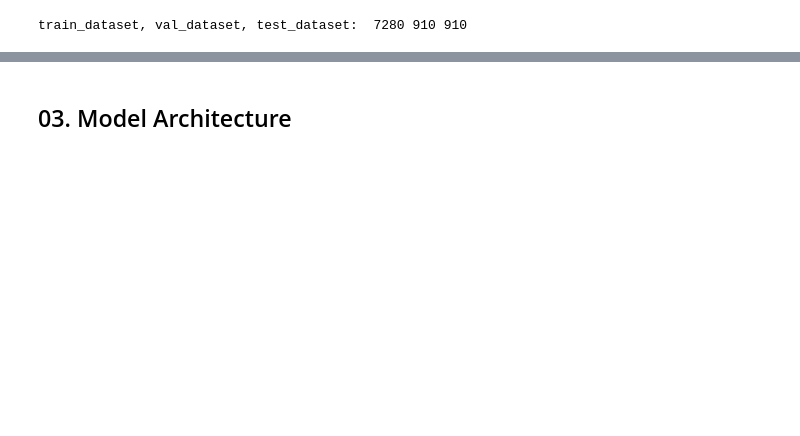
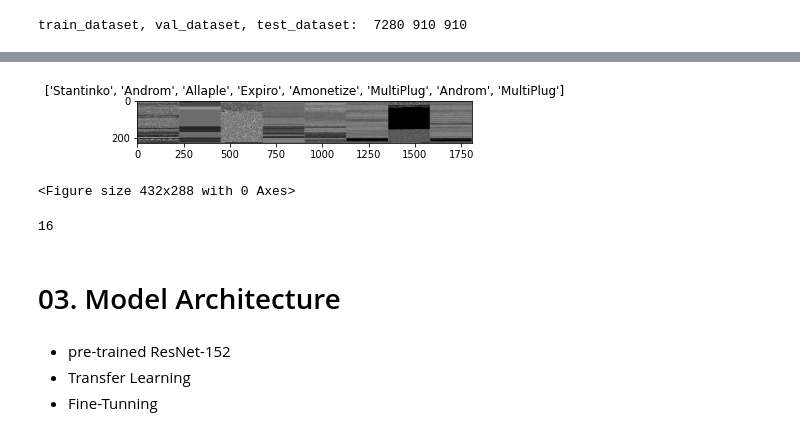
Before and after one commit to Steve-YJ/Colab_Exercise, a Jupyter notebook: [for_Paper]_post_graduate.ipynb, the cells around one changed output, grey strips where cells are left out. Drawn from its saved outputs; the diff is of its cells as text; code cells hidden in the pictures; blank space fills up the shorter version.

```diff
--- a/[for_Paper]_post_graduate.ipynb
+++ b/[for_Paper]_post_graduate.ipynb
@@ -207,2 +325,39 @@ torch.Size([3, 454, 1810])
+# %%
+def imshow(inp, title=None):
+    """Imshow for Tensor."""
+    inp = inp.numpy().transpose((1, 2, 0))
+    mean = np.array([0.485, 0.456, 0.406])
+    std = np.array([0.229, 0.224, 0.225])
+    inp = std * inp + mean
+    inp = np.clip(inp, 0, 1)
+    plt.subplots_adjust(bottom=0.28)
+    plt.savefig('./visualize_samples.png')
+    plt.imshow(inp)
+    if title is not None:
+        plt.title(title)
+    plt.pause(0.001)  # 갱신이 될 때까지 잠시 기다립니다.
+    plt.savefig('./visualize_samples_.png')
+
+
+# 학습 데이터의 배치를 얻습니다.
+inputs, classes = next(iter(print_loader))
+# print(inputs, classes)
+class_name = trainset.classes
+
+# 배치로부터 격자 형태의 이미지를 만듭니다.
+out = torchvision.utils.make_grid(inputs)
+
+imshow(out, title=[class_name[x] for x in classes])
+# %% [output]
+[figure, added]
+<Figure size 432x288 with 0 Axes>
+# %%
+len([ 3, 17,  0,  5, 22, 15,  2,  9,  6,  9, 18, 11,  0,  6, 21,  6])
+# %% [output]
+16
 # %% [markdown]
-## 03. Model Architecture
+# 03. Model Architecture
+# %% [markdown]
+* pre-trained ResNet-152
+* Transfer Learning
+* Fine-Tunning
```
Also changed, not shown: parts of 32 cells of this notebook.
